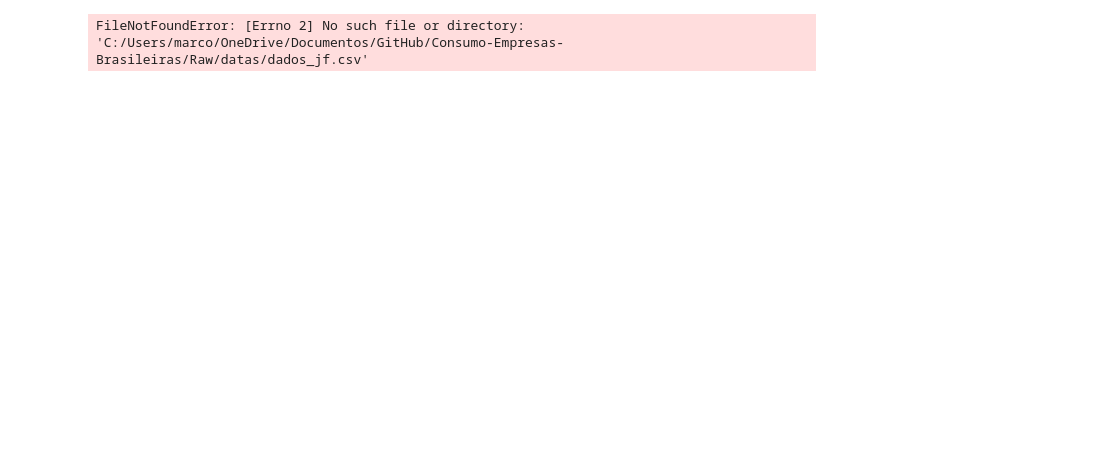
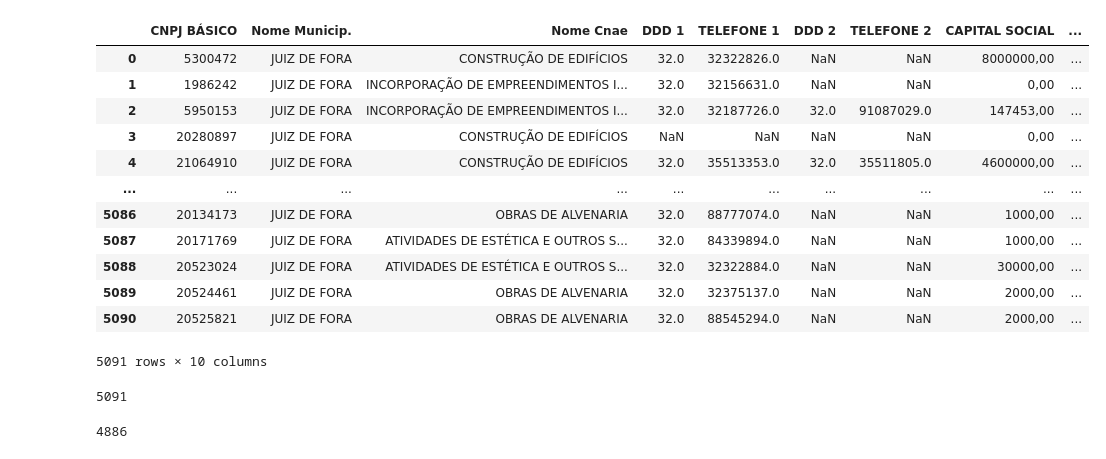
Before and after one commit to MarcondsRezende/Consumo-Empresas-Brasileiras, a Jupyter notebook: Silver/Analyse_data.ipynb, the cells around one changed output. Drawn from its saved outputs; the diff is of its cells as text; code cells hidden in the pictures; blank space fills up the shorter version.

Commit message:
Analisando e Tratando outros dados

```diff
--- a/Silver/Analyse_data.ipynb
+++ b/Silver/Analyse_data.ipynb
@@ -3,4 +4,27 @@ import pandas as pd
 # %%
-df = pd.read_csv("C:/Users/marco/OneDrive/Documentos/GitHub/Consumo-Empresas-Brasileiras/Raw/datas/dados_jf.csv", encoding='ISO-8859-1', delimiter=';', header=None)
+df = pd.read_csv("C:/Users/marco/OneDrive/Documentos/GitHub/Consumo-Empresas-Brasileiras/Silver/dados_jf.csv")
+df
 # %% [output]
+|  | CNPJ BÁSICO | Nome Municip. | Nome Cnae | DDD 1 | TELEFONE 1 | DDD 2 | TELEFONE 2 | CAPITAL SOCIAL | ... |
+| 0 | 5300472 | JUIZ DE FORA | CONSTRUÇÃO DE EDIFÍCIOS | 32.0 | 32322826.0 | NaN | NaN | 8000000,00 | ... |
+| 1 | 1986242 | JUIZ DE FORA | INCORPORAÇÃO DE EMPREENDIMENTOS I... | 32.0 | 32156631.0 | NaN | NaN | 0,00 | ... |
+| 2 | 5950153 | JUIZ DE FORA | INCORPORAÇÃO DE EMPREENDIMENTOS I... | 32.0 | 32187726.0 | 32.0 | 91087029.0 | 147453,00 | ... |
+| 3 | 20280897 | JUIZ DE FORA | CONSTRUÇÃO DE EDIFÍCIOS | NaN | NaN | NaN | NaN | 0,00 | ... |
+| 4 | 21064910 | JUIZ DE FORA | CONSTRUÇÃO DE EDIFÍCIOS | 32.0 | 35513353.0 | 32.0 | 35511805.0 | 4600000,00 | ... |
+| ... | ... | ... | ... | ... | ... | ... | ... | ... | ... |
+| 5086 | 20134173 | JUIZ DE FORA | OBRAS DE ALVENARIA | 32.0 | 88777074.0 | NaN | NaN | 1000,00 | ... |
+| 5087 | 20171769 | JUIZ DE FORA | ATIVIDADES DE ESTÉTICA E OUTROS S... | 32.0 | 84339894.0 | NaN | NaN | 1000,00 | ... |
+| 5088 | 20523024 | JUIZ DE FORA | ATIVIDADES DE ESTÉTICA E OUTROS S... | 32.0 | 32322884.0 | NaN | NaN | 30000,00 | ... |
+| 5089 | 20524461 | JUIZ DE FORA | OBRAS DE ALVENARIA | 32.0 | 32375137.0 | NaN | NaN | 2000,00 | ... |
+| 5090 | 20525821 | JUIZ DE FORA | OBRAS DE ALVENARIA | 32.0 | 88545294.0 | NaN | NaN | 2000,00 | ... |
-FileNotFoundError: [Errno 2] No such file or directory: 'C:/Users/marco/OneDrive/Documentos/GitHub/Consumo-Empresas-Brasileiras/Raw/datas/dados_jf.csv'
+5091 rows × 10 columns
+# %%
+df['Todas Vazias'] = (df['DDD 1'].isnull() & df['TELEFONE 1'].isnull() & df['DDD 2'].isnull() & df['TELEFONE 2'].isnull()).astype(int)
+len(df)
+# %% [output]
+5091
+# %%
+df = df[df['Todas Vazias'] != 1]
+len(df)
+# %% [output]
+4886
```
Also changed, not shown: parts of 13 cells of this notebook.
